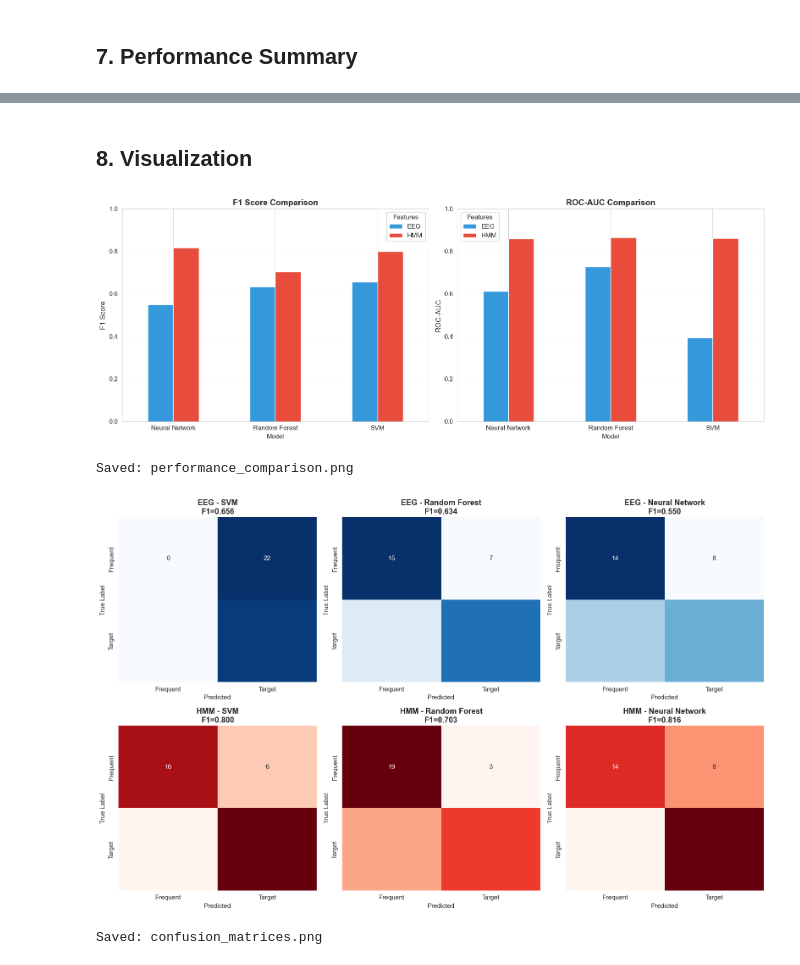
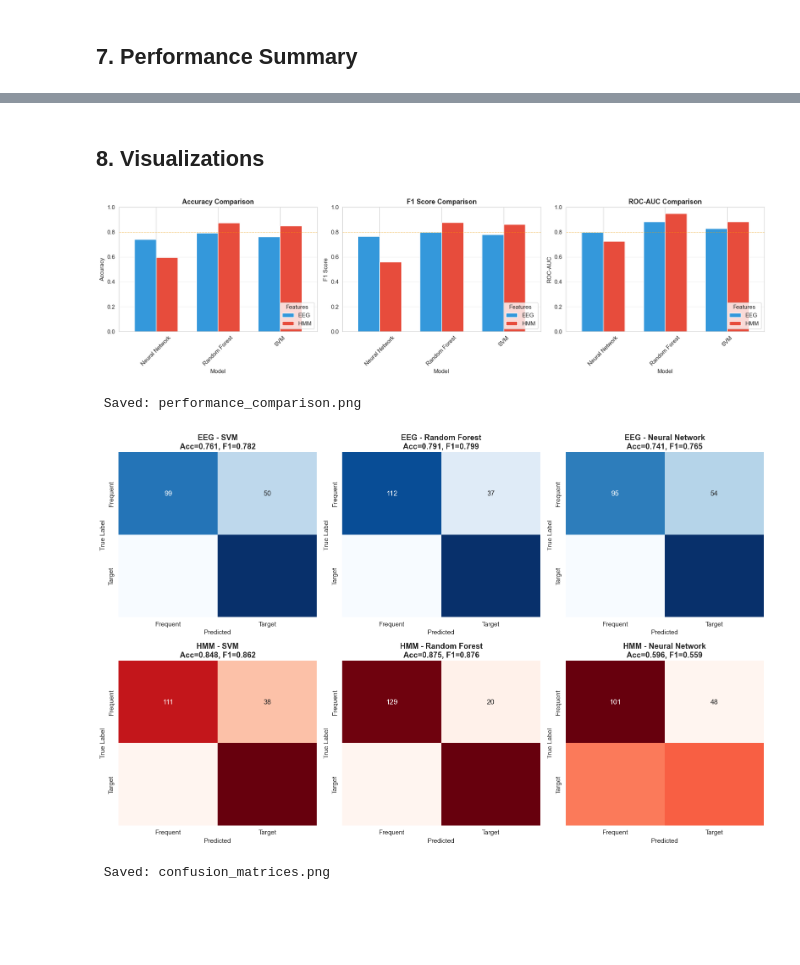
Before and after one commit to 24022404/eeg-oddball-classifier, a Jupyter notebook: src/model.ipynb, the cells around one changed output, grey strips where cells are left out. Drawn from its saved outputs; the diff is of its cells as text; code cells hidden in the pictures; blank space fills up the shorter version.

Commit message:
Using SMOTE for models

```diff
--- a/src/model.ipynb
+++ b/src/model.ipynb
@@ -57,16 +48,12 @@ INPUT_FILES = {
 # Column definitions
 SUBJECT_COL = 'subject_id'
 LABEL_COL = 'label'
-EPOCH_ID_COL = 'epoch_id'
-
-# Stimulus labels
-FREQUENT_LABEL = 'Stimulus/S  5'
-TARGET_LABEL = 'Stimulus/S  6'
+EPOCH_ID_COL = 'epoch_idx'
 
 # Reproducibility
 RANDOM_STATE = 42
 
-print(f"Configuration loaded.")
-print(f"Frequent stimulus: {FREQUENT_LABEL}")
-print(f"Target stimulus: {TARGET_LABEL}")
+print(" Configuration loaded.")
+print(f" Results directory: {RESULTS_DIR}")
+print(f" Random state: {RANDOM_STATE}")
 # %% [output]
@@ -261,4 +275,5 @@ def train_all_models(X, y, feature_name):
 # %%
-X_eeg, y_eeg, info_eeg = load_and_balance_all_subjects(INPUT_FILES['EEG'])
+# Load and train EEG features
+X_eeg, y_eeg, info_eeg = load_and_balance_with_smote(INPUT_FILES['EEG'], 'EEG')
 results_eeg = train_all_models(X_eeg, y_eeg, 'EEG')
 # %% [output]
@@ -284,4 +304,5 @@ Aggregated totals:
 # %%
-X_hmm, y_hmm, info_hmm = load_and_balance_all_subjects(INPUT_FILES['HMM'])
+# Load and train HMM features
+X_hmm, y_hmm, info_hmm = load_and_balance_with_smote(INPUT_FILES['HMM'], 'HMM')
 results_hmm = train_all_models(X_hmm, y_hmm, 'HMM')
 # %% [output]
@@ -352,29 +390,27 @@ Results saved: ../results\model_performance_summary.csv
 # %% [markdown]
-## 8. Visualization
+## 8. Visualizations
 # %%
-# Performance comparison
-fig, axes = plt.subplots(1, 2, figsize=(16, 6))
+# Performance comparison: EEG vs HMM
+fig, axes = plt.subplots(1, 3, figsize=(18, 5))
 
-df_f1 = df_summary.pivot(index='Model', columns='Feature', values='Test_F1')
-df_f1.plot(kind='bar', ax=axes[0], rot=0, color=['#3498db', '#e74c3c'])
-axes[0].set_title('F1 Score Comparison', fontsize=14, fontweight='bold')
-axes[0].set_ylabel('F1 Score', fontsize=12)
-axes[0].set_ylim(0, 1.0)
-axes[0].legend(title='Features')
-axes[0].grid(axis='y', alpha=0.3)
+metrics_to_plot = ['Test_Accuracy', 'Test_F1', 'Test_ROC_AUC']
+metric_names = ['Accuracy', 'F1 Score', 'ROC-AUC']
+colors = ['#3498db', '#e74c3c']
 
-df_auc = df_summary.pivot(index='Model', columns='Feature', values='Test_ROC_AUC')
-df_auc.plot(kind='bar', ax=axes[1], rot=0, color=['#3498db', '#e74c3c'])
-axes[1].set_title('ROC-AUC Comparison', fontsize=14, fontweight='bold')
-axes[1].set_ylabel('ROC-AUC', fontsize=12)
-axes[1].set_ylim(0, 1.0)
-axes[1].legend(title='Features')
-axes[1].grid(axis='y', alpha=0.3)
+for idx, (metric, name) in enumerate(zip(metrics_to_plot, metric_names)):
+    df_pivot = df_summary.pivot_table(index='Model', columns='Feature_Type', values=metric, aggfunc='first')
+    df_pivot.plot(kind='bar', ax=axes[idx], rot=45, color=colors, width=0.7)
+    axes[idx].set_title(f'{name} Comparison', fontsize=13, fontweight='bold')
+    axes[idx].set_ylabel(name, fontsize=11)
+    axes[idx].set_ylim(0, 1.0)
+    axes[idx].legend(title='Features', loc='lower right')
+    axes[idx].grid(axis='y', alpha=0.3)
+    axes[idx].axhline(y=0.8, color='orange', linestyle='--', linewidth=1, alpha=0.5)
 
 plt.tight_layout()
 plt.savefig(os.path.join(RESULTS_DIR, 'performance_comparison.png'), dpi=300, bbox_inches='tight')
 plt.show()
 
-print("Saved: performance_comparison.png")
+print(" Saved: performance_comparison.png")
 # %% [output]
-[figure, old version]
+[figure, new version]
@@ -382,29 +418,34 @@ Saved: performance_comparison.png
 # %%
 # Confusion matrices
 fig, axes = plt.subplots(2, 3, figsize=(16, 10))
-
 model_names = ['SVM', 'Random Forest', 'Neural Network']
 model_keys = ['svm', 'rf', 'nn']
 
+# EEG confusion matrices
 for idx, (key, name) in enumerate(zip(model_keys, model_names)):
     if results_eeg[key] is not None:
         cm = results_eeg[key]['confusion_matrix']
         f1 = results_eeg[key]['f1']
+        acc = results_eeg[key]['accuracy']
         sns.heatmap(cm, annot=True, fmt='d', cmap='Blues', ax=axes[0, idx],
                     xticklabels=['Frequent', 'Target'],
-                    yticklabels=['Frequent', 'Target'], cbar=False)
-        axes[0, idx].set_title(f'EEG - {name}\nF1={f1:.3f}', fontweight='bold')
+                    yticklabels=['Frequent', 'Target'], cbar=False,
+                    annot_kws={'size': 12})
+        axes[0, idx].set_title(f'EEG - {name}\nAcc={acc:.3f}, F1={f1:.3f}', fontweight='bold')
         axes[0, idx].set_ylabel('True Label')
         axes[0, idx].set_xlabel('Predicted')
 
+# HMM confusion matrices
 for idx, (key, name) in enumerate(zip(model_keys, model_names)):
     if results_hmm[key] is not None:
         cm = results_hmm[key]['confusion_matrix']
         f1 = results_hmm[key]['f1']
+        acc = results_hmm[key]['accuracy']
         sns.heatmap(cm, annot=True, fmt='d', cmap='Reds', ax=axes[1, idx],
                     xticklabels=['Frequent', 'Target'],
-                    yticklabels=['Frequent', 'Target'], cbar=False)
-        axes[1, idx].set_title(f'HMM - {name}\nF1={f1:.3f}', fontweight='bold')
+                    yticklabels=['Frequent', 'Target'], cbar=False,
+                    annot_kws={'size': 12})
+        axes[1, idx].set_title(f'HMM - {name}\nAcc={acc:.3f}, F1={f1:.3f}', fontweight='bold')
         axes[1, idx].set_ylabel('True Label')
         axes[1, idx].set_xlabel('Predicted')
 
@@ -412,6 +453,6 @@ plt.tight_layout()
 plt.savefig(os.path.join(RESULTS_DIR, 'confusion_matrices.png'), dpi=300, bbox_inches='tight')
 plt.show()
 
-print("Saved: confusion_matrices.png")
+print(" Saved: confusion_matrices.png")
 # %% [output]
-[figure, old version]
+[figure, new version]
```
Also changed, not shown: parts of 24 cells of this notebook, 2 other files.
